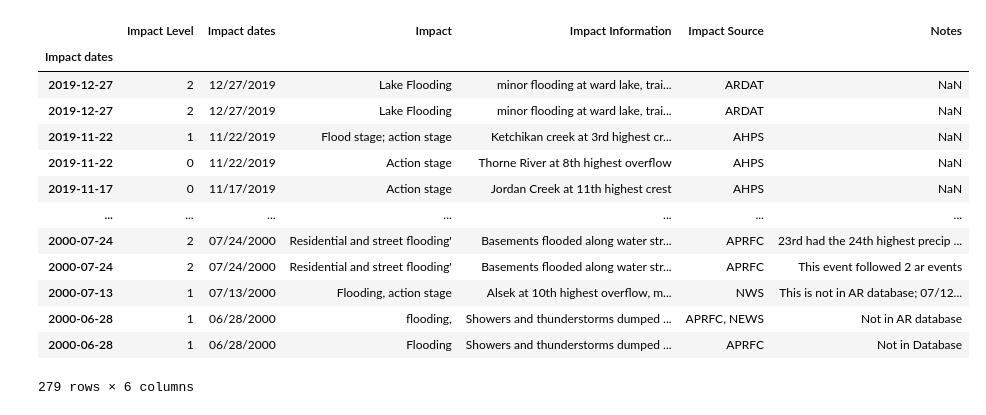
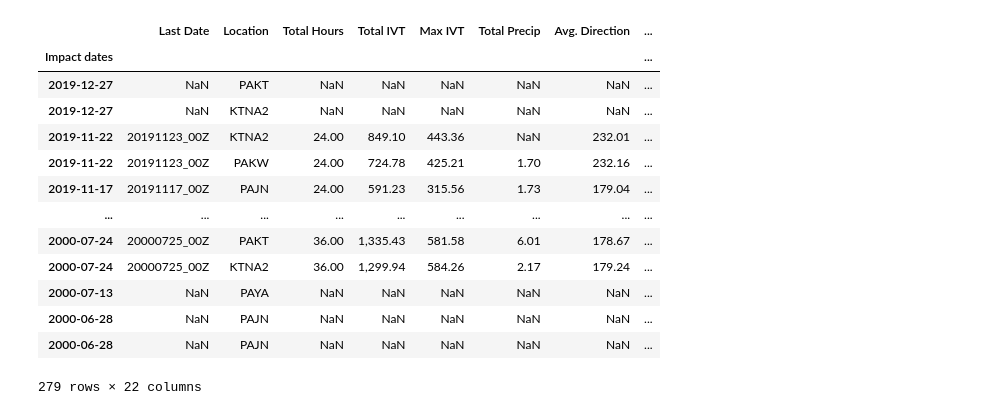
Before and after one commit to dlnash/SEAK_AR_impacts, a Jupyter notebook: analysis/Aaron_impacts_summary.ipynb, the cells around one changed output. Drawn from its saved outputs; the diff is of its cells as text; code cells hidden in the pictures.

```diff
--- a/analysis/Aaron_impacts_summary.ipynb
+++ b/analysis/Aaron_impacts_summary.ipynb
@@ -28,31 +29,38 @@ import cartopy.feature as cfeature
 
 pd.options.display.float_format = "{:,.2f}".format # makes it so pandas tables display only first two decimals
 # %%
-path_to_data = '/work/dnash/data/'
+path_to_data = '/data/projects/Comet/cwp140/'
 path_to_out  = '../out/'       # output files (numerical results, intermediate datafiles) -- read & write
 path_to_figs = '../figs/'      # figures
 # %%
-fname = '/home/dnash/SEAK_clim_data/downloads/SEAK_flood_catalog.csv'
+fname = path_to_data + 'downloads/ar_impact_info.csv'
 df = pd.read_csv(fname)
-df = df.drop(['Unnamed: 6', 'Unnamed: 7', 'Unnamed: 8', 'Unnamed: 9','Unnamed: 10', 'Unnamed: 11','Unnamed: 12','Unnamed: 13','Unnamed: 14'], axis=1)
+# df = df.drop(['Unnamed: 6', 'Unnamed: 7', 'Unnamed: 8', 'Unnamed: 9','Unnamed: 10', 'Unnamed: 11','Unnamed: 12','Unnamed: 13','Unnamed: 14'], axis=1)
 df = df.set_index(pd.to_datetime(df['Impact dates']))
 start_date = '2000-01-01'
 end_date = '2019-12-31'
 idx = (df.index >= start_date) & (df.index <= end_date)
 df = df.loc[idx]
+## fix names of stations to match ASOS/COOP station ID
+df['Location'] = df['Location'].replace({'JNNA2': 'PAJN', 'PECA2': 'COOPPECA2',
+                        'HCSA2': 'COOPHCSA2', 'AHNA2': 'COOPAHNA2',
+                        'Thorne Bay': 'PAKW', 'Thorne Bay/PAKW': 'PAKW',
+                        'Staney/PAKW': 'PAKW', 'HOOA2': 'COOPHOOA2',
+                        np.nan: 'PAJN'})
+
 df
 # %% [output]
-|  | Impact Level | Impact dates | Impact | Impact Information | Impact Source | Notes |
-| Impact dates |  |  |  |  |  |  |
-| 2019-12-27 | 2 | 12/27/2019 | Lake Flooding | minor flooding at ward lake, trai... | ARDAT | NaN |
-| 2019-12-27 | 2 | 12/27/2019 | Lake Flooding | minor flooding at ward lake, trai... | ARDAT | NaN |
-| 2019-11-22 | 1 | 11/22/2019 | Flood stage; action stage | Ketchikan creek at 3rd highest cr... | AHPS | NaN |
-| 2019-11-22 | 0 | 11/22/2019 | Action stage | Thorne River at 8th highest overflow | AHPS | NaN |
-| 2019-11-17 | 0 | 11/17/2019 | Action stage | Jordan Creek at 11th highest crest | AHPS | NaN |
-| ... | ... | ... | ... | ... | ... | ... |
-| 2000-07-24 | 2 | 07/24/2000 | Residential and street flooding' | Basements flooded along water str... | APRFC | 23rd had the 24th highest precip ... |
-| 2000-07-24 | 2 | 07/24/2000 | Residential and street flooding' | Basements flooded along water str... | APRFC | This event followed 2 ar events |
-| 2000-07-13 | 1 | 07/13/2000 | Flooding, action stage | Alsek at 10th highest overflow, m... | NWS | This is not in AR database; 07/12... |
-| 2000-06-28 | 1 | 06/28/2000 | flooding, | Showers and thunderstorms dumped ... | APRFC, NEWS | Not in AR database |
-| 2000-06-28 | 1 | 06/28/2000 | Flooding | Showers and thunderstorms dumped ... | APRFC | Not in Database |
+|  | Last Date | Location | Total Hours | Total IVT | Max IVT | Total Precip | Avg. Direction | ... |
+| Impact dates |  |  |  |  |  |  |  | ... |
+| 2019-12-27 | NaN | PAKT | NaN | NaN | NaN | NaN | NaN | ... |
+| 2019-12-27 | NaN | KTNA2 | NaN | NaN | NaN | NaN | NaN | ... |
+| 2019-11-22 | 20191123_00Z | KTNA2 | 24.00 | 849.10 | 443.36 | NaN | 232.01 | ... |
+| 2019-11-22 | 20191123_00Z | PAKW | 24.00 | 724.78 | 425.21 | 1.70 | 232.16 | ... |
+| 2019-11-17 | 20191117_00Z | PAJN | 24.00 | 591.23 | 315.56 | 1.73 | 179.04 | ... |
+| ... | ... | ... | ... | ... | ... | ... | ... | ... |
+| 2000-07-24 | 20000725_00Z | PAKT | 36.00 | 1,335.43 | 581.58 | 6.01 | 178.67 | ... |
+| 2000-07-24 | 20000725_00Z | KTNA2 | 36.00 | 1,299.94 | 584.26 | 2.17 | 179.24 | ... |
+| 2000-07-13 | NaN | PAYA | NaN | NaN | NaN | NaN | NaN | ... |
+| 2000-06-28 | NaN | PAJN | NaN | NaN | NaN | NaN | NaN | ... |
+| 2000-06-28 | NaN | PAJN | NaN | NaN | NaN | NaN | NaN | ... |
-279 rows × 6 columns
+279 rows × 22 columns
```
Also changed, not shown: parts of 8 cells of this notebook, 4 other files.
